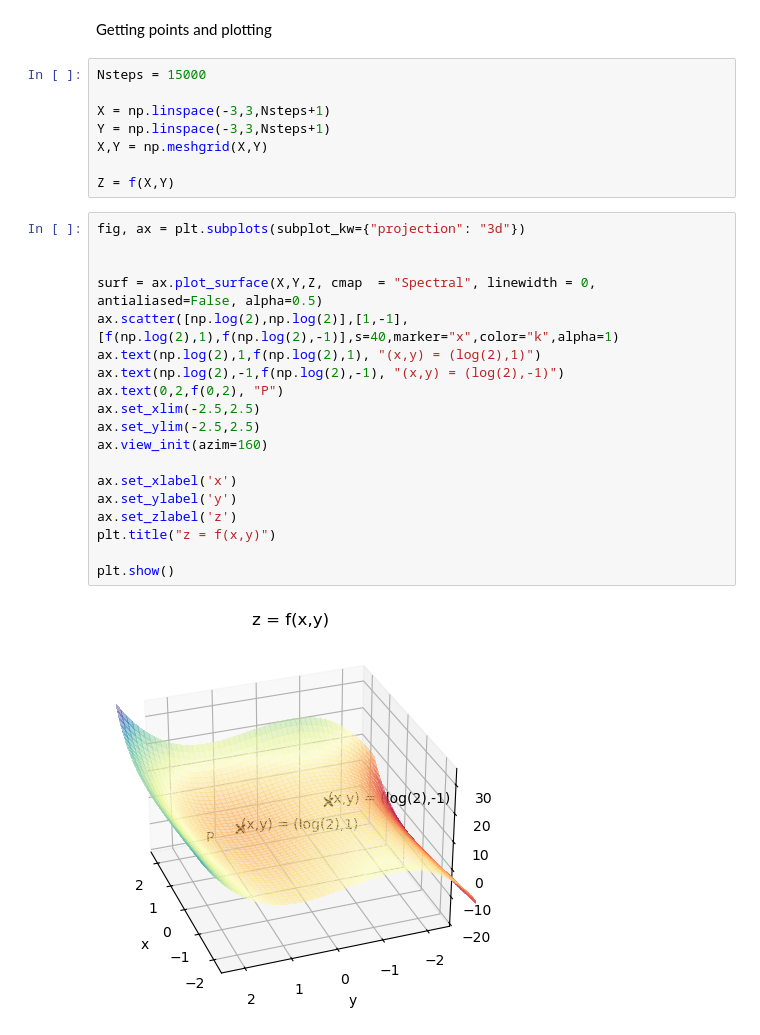
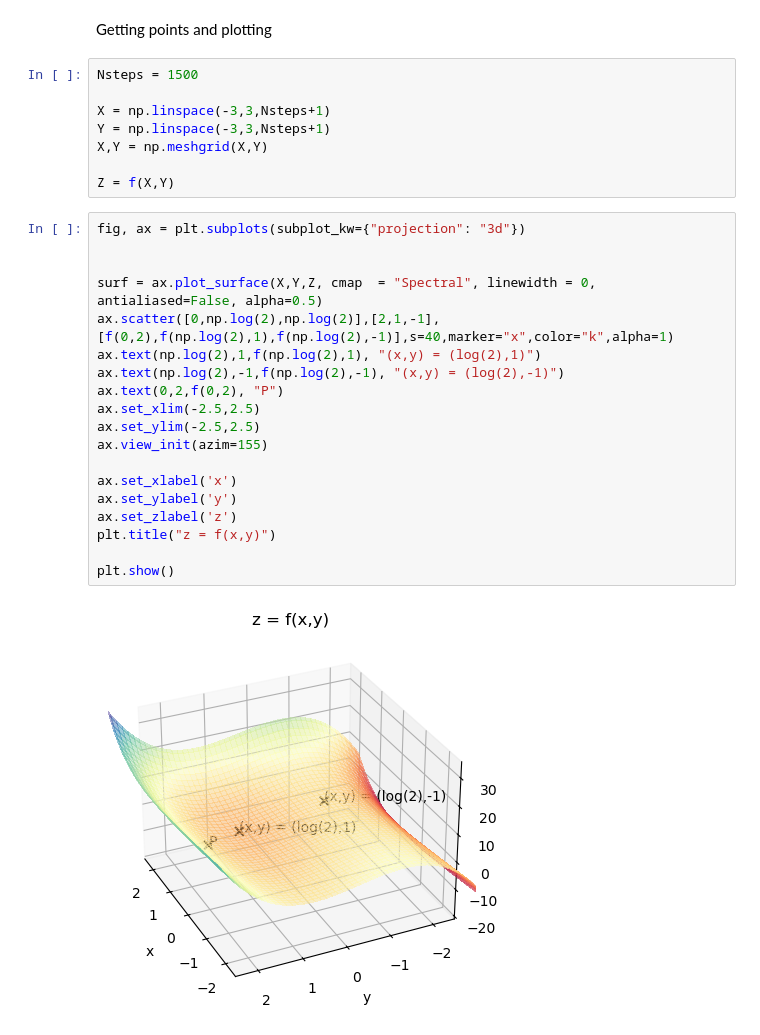
Before and after one commit to 17reid/MA144_code, a Jupyter notebook: assignment_2.ipynb, the cells around one changed output. Cells and saved outputs as stored; diff of their text form.

```diff
--- a/assignment_2.ipynb
+++ b/assignment_2.ipynb
@@ -17,7 +17,7 @@ def f(x,y):
 # %% [markdown]
 Getting points and plotting
 # %%
-Nsteps = 15000
+Nsteps = 1500
 
 X = np.linspace(-3,3,Nsteps+1)
 Y = np.linspace(-3,3,Nsteps+1)
@@ -27,21 +27,21 @@ Z = f(X,Y)
 # %%
 fig, ax = plt.subplots(subplot_kw={"projection": "3d"})
 
 
 surf = ax.plot_surface(X,Y,Z, cmap  = "Spectral", linewidth = 0, antialiased=False, alpha=0.5)
-ax.scatter([np.log(2),np.log(2)],[1,-1],[f(np.log(2),1),f(np.log(2),-1)],s=40,marker="x",color="k",alpha=1)
+ax.scatter([0,np.log(2),np.log(2)],[2,1,-1],[f(0,2),f(np.log(2),1),f(np.log(2),-1)],s=40,marker="x",color="k",alpha=1)
 ax.text(np.log(2),1,f(np.log(2),1), "(x,y) = (log(2),1)")
 ax.text(np.log(2),-1,f(np.log(2),-1), "(x,y) = (log(2),-1)")
 ax.text(0,2,f(0,2), "P")
 ax.set_xlim(-2.5,2.5)
 ax.set_ylim(-2.5,2.5)
-ax.view_init(azim=160)
+ax.view_init(azim=155)
 
 ax.set_xlabel('x')
 ax.set_ylabel('y')
 ax.set_zlabel('z')
 plt.title("z = f(x,y)")
 
 plt.show()
 # %% [output]
-[figure, old version]
+[figure, new version]
```
